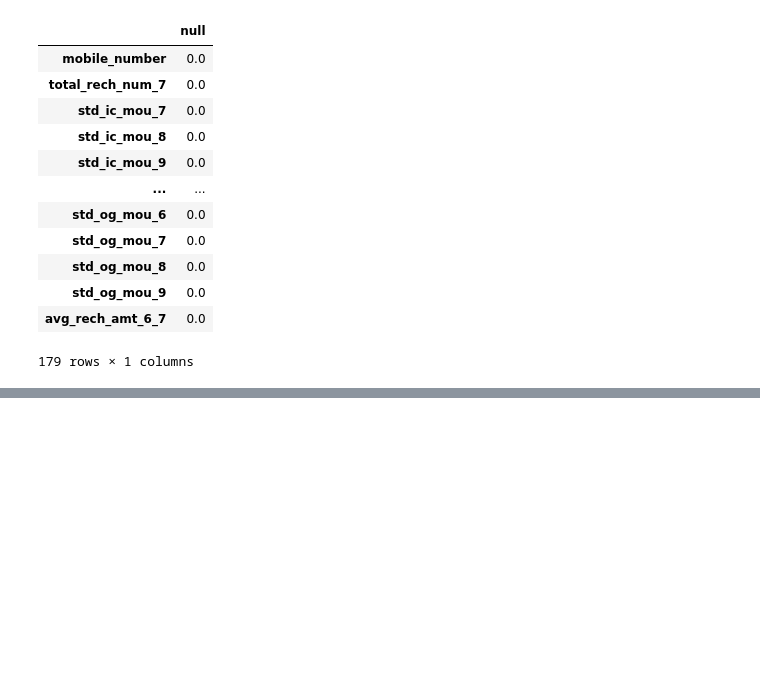
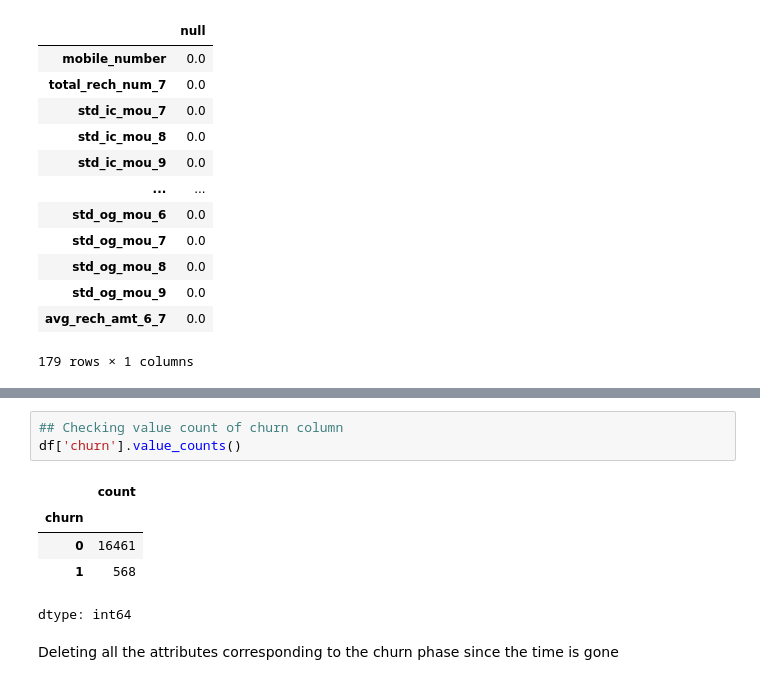
Before and after one commit to bunnynoddy14/Telecom-Churn-UpGrade, a Jupyter notebook: Telecom_churn_Case_study.ipynb, the cells around one changed output, grey strips where cells are left out. Drawn from its saved outputs; the diff is of its cells as text; blank space fills up the shorter version.

```diff
--- a/Telecom_churn_Case_study.ipynb
+++ b/Telecom_churn_Case_study.ipynb
@@ -360,0 +375,11 @@ df.shape
+# %%
+## Checking value count of churn column
+df['churn'].value_counts()
+# %% [output]
+|  | count |
+| churn |  |
+| 0 | 16461 |
+| 1 | 568 |
+dtype: int64
+# %% [markdown]
+Deleting all the attributes corresponding to the churn phase since the time is gone
```
Also changed, not shown: parts of 35 cells of this notebook.
